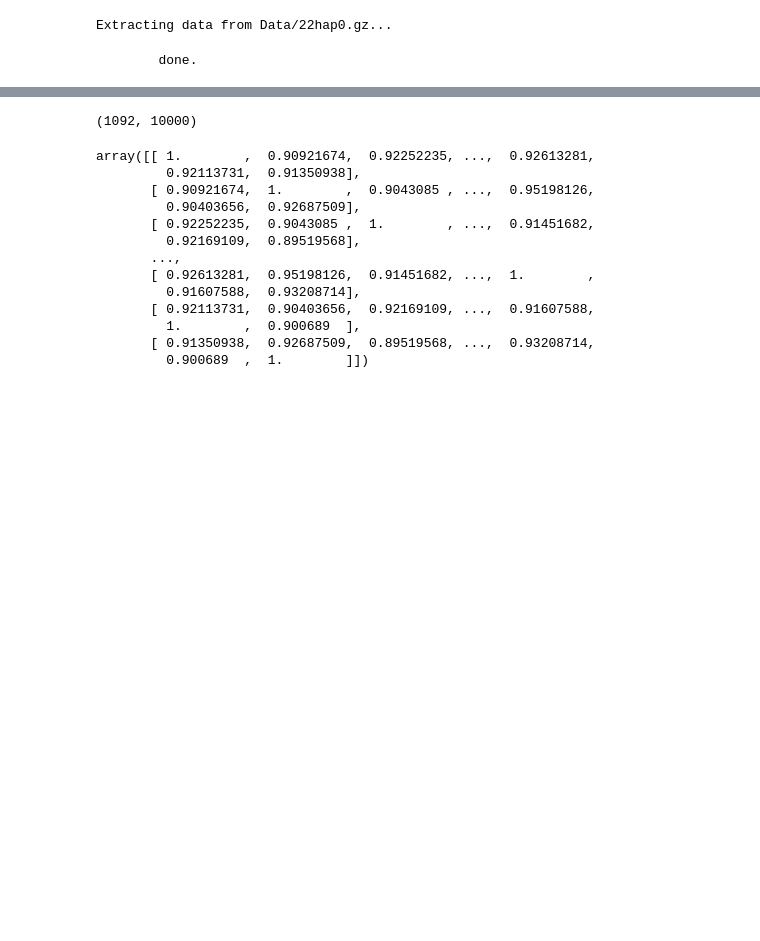
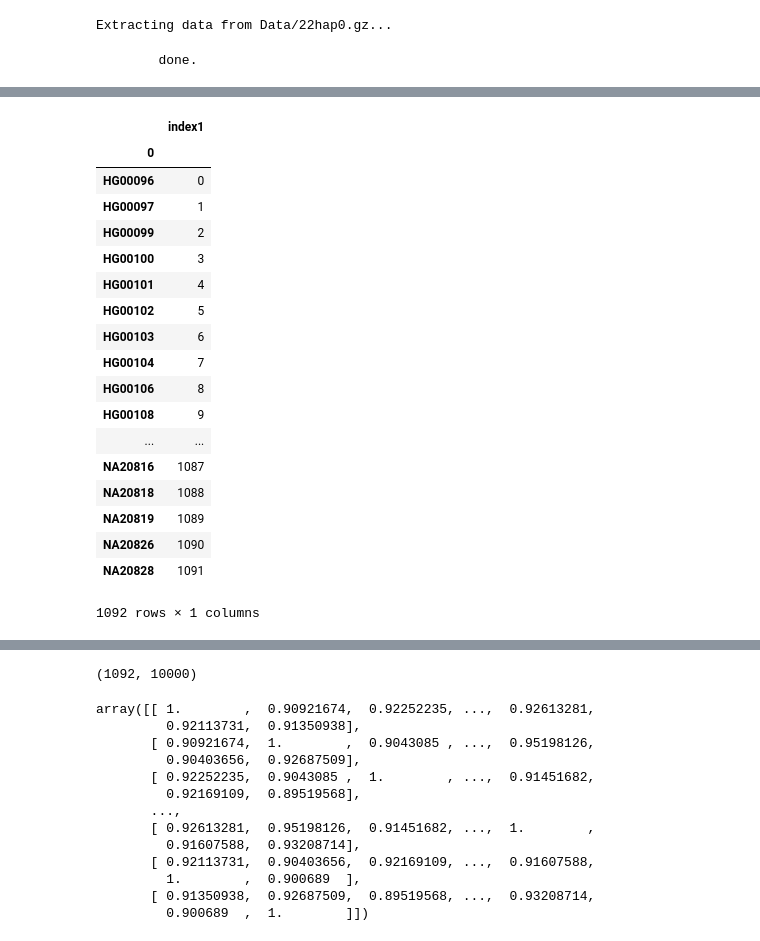
Before and after one commit to vincentbillaut/Hash-based_patient_matching, a Jupyter notebook: Code/module_draft.ipynb, the cells around one changed output, grey strips where cells are left out. Drawn from its saved outputs; the diff is of its cells as text; code cells hidden in the pictures; blank space fills up the shorter version.

```diff
--- a/Code/module_draft.ipynb
+++ b/Code/module_draft.ipynb
@@ -130,0 +206,22 @@ with gzip.open("Data/ALL.chr22.integrated_phase1_v3.20101123.snps_indels_svs.gen
+# %%
+initial_order.set_index(0)
+# %% [output]
+|  | index1 |
+| 0 |  |
+| HG00096 | 0 |
+| HG00097 | 1 |
+| HG00099 | 2 |
+| HG00100 | 3 |
+| HG00101 | 4 |
+| HG00102 | 5 |
+| HG00103 | 6 |
+| HG00104 | 7 |
+| HG00106 | 8 |
+| HG00108 | 9 |
+| ... | ... |
+| NA20816 | 1087 |
+| NA20818 | 1088 |
+| NA20819 | 1089 |
+| NA20826 | 1090 |
+| NA20828 | 1091 |
+1092 rows × 1 columns
```
Also changed, not shown: parts of 17 cells of this notebook, 1 other file.
